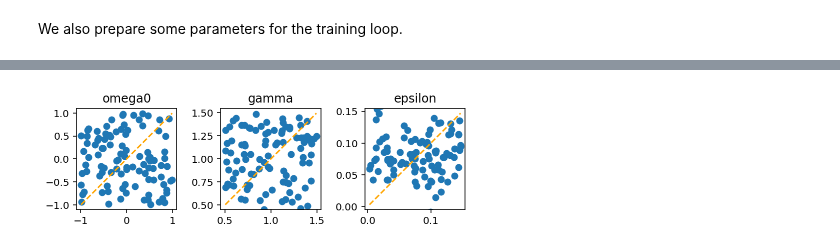
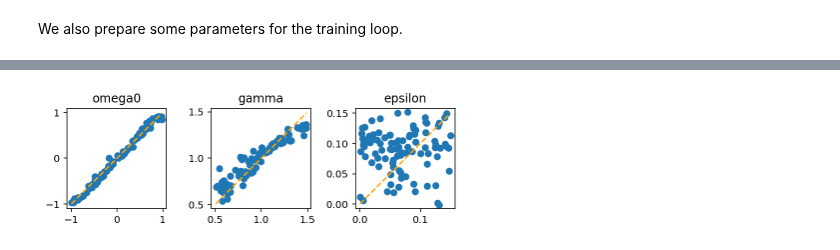
Before and after one commit to FlorianMarquardt/MachineLearningThreeEasyLessons, a Jupyter notebook: 2024_09_Trieste_Duffing_Example.ipynb, the cells around one changed output, grey strips where cells are left out. Saved outputs shown, nothing was run; the diff lists cells and outputs as text; code cells hidden in the pictures.

```diff
--- a/2024_09_Trieste_Duffing_Example.ipynb
+++ b/2024_09_Trieste_Duffing_Example.ipynb
@@ -705,8 +707,8 @@ key = jax.random.key( 42 )
 subkey, key = jax.random.split(key)
 params = NN_conv_init_params( subkey,
                 pixel_rows=npixels, pixel_cols=npixels,
-                num_channels=[3,30,30,10],
-                kernel_sizes=[5,5,3],
+                num_channels=[3,30,30,30,10],
+                kernel_sizes=[3,3,3,3],
                 final_dense_layers=[50,num_physics_parameters] )
 
 optimizer = optax.adam( learning_rate )
@@ -730,7 +732,7 @@ losses=[]
 # %%
 # run this cell multiple times to continue training!
 
-for idx_batch in range(num_training_batches):
+for idx_batch in tqdm.tqdm(range(num_training_batches)):
     # get training batch:
     subkey,key = jax.random.split( key )
     x, y_target = get_duffing_image_batch( subkey,
@@ -756,21 +760,23 @@ plt.show()
 # %%
 validation_batchsize = 100
 
 subkey,key = jax.random.split( key )
 x, y_target = get_duffing_image_batch( subkey,
                                 validation_batchsize, value_ranges, npixels,
                                 omega_range, low_force, high_force,
                                 t_end, nsteps,
                                 noise_strength)
+y = NN_conv_batch( x, params )
+
 
 fig,ax = plt.subplots(ncols=3)
 for idx, label in enumerate(["omega0","gamma","epsilon"]):
     ax[idx].scatter(y_target[:,idx],y[:,idx])
     min_max_values=[jnp.min(y_target[:,idx]),jnp.max(y_target[:,idx])]
     ax[idx].plot(min_max_values,min_max_values,"--",color="orange")
     ax[idx].set_ylim(ax[idx].get_xlim())
     ax[idx].set_title(label)
     ax[idx].set_aspect(1.0)
 fig.tight_layout()
 # %% [output]
-[figure, old version]
+[figure, new version]
```
Also changed, not shown: parts of 2 cells of this notebook.
